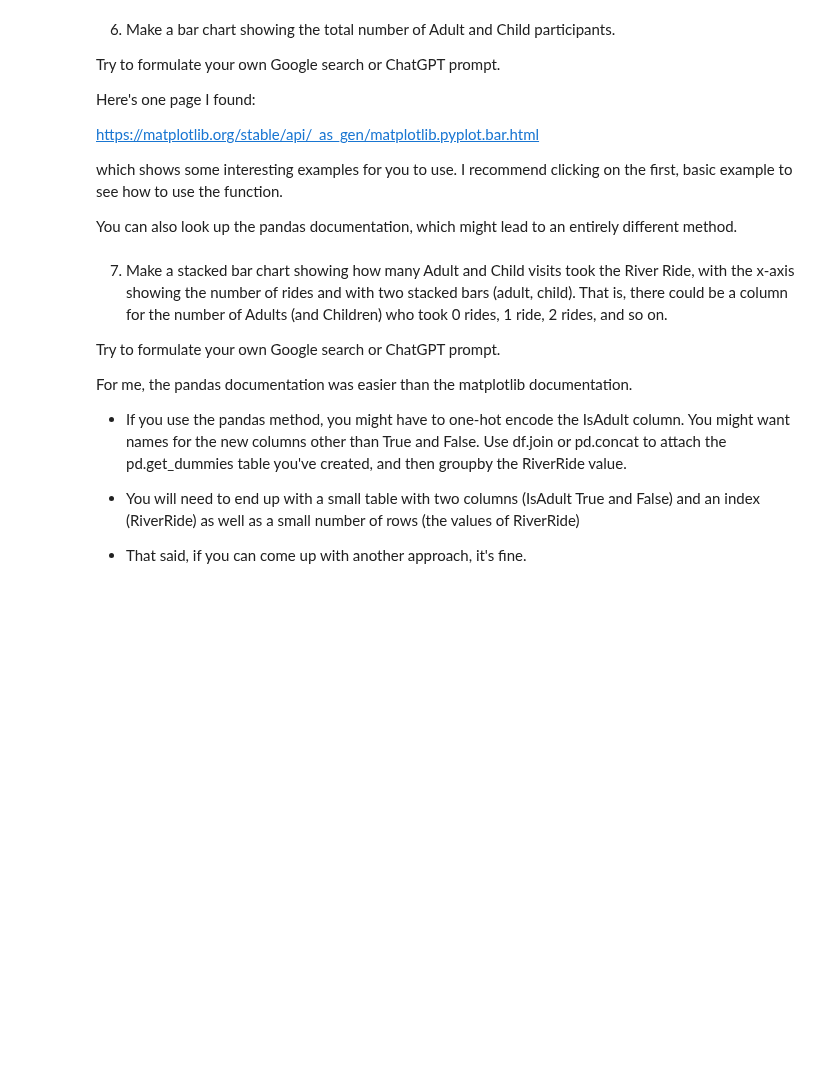
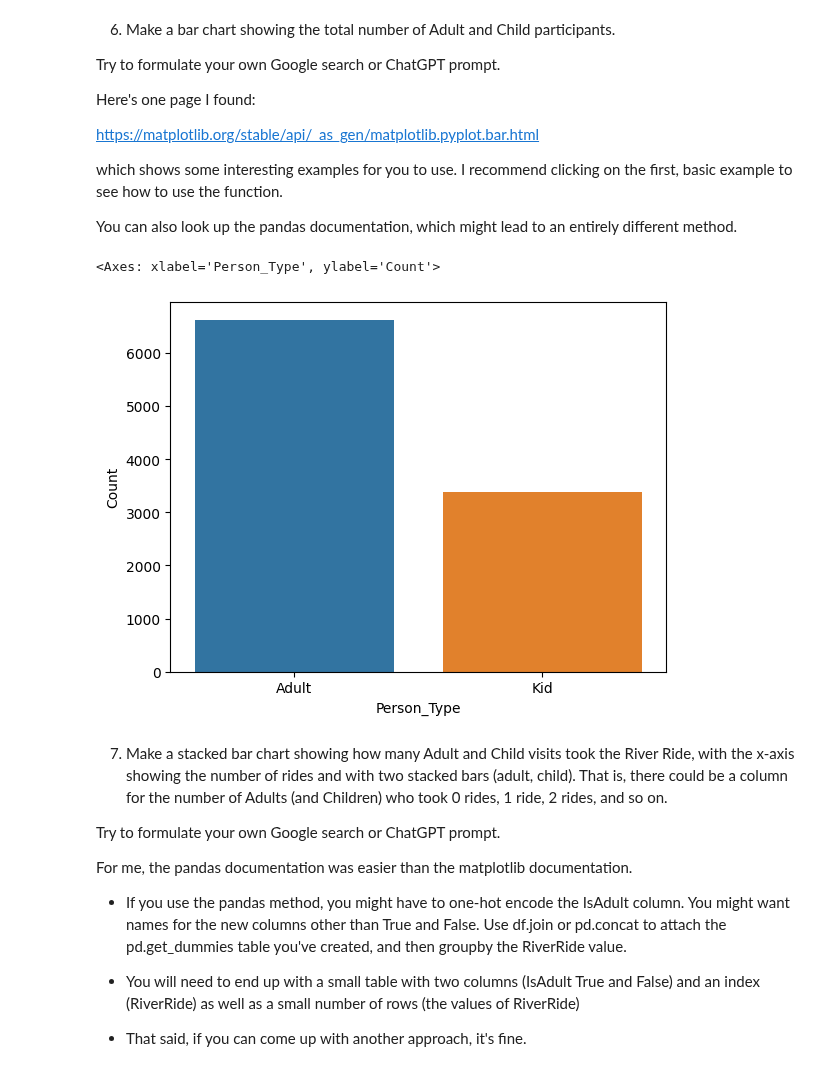
Before and after one commit to andre-bu-gitdev/O2_AI_for_Leaders_dx699, a Jupyter notebook: Week3.ipynb, the cells around one changed output. Cells and saved outputs as stored; diff of their text form; code cells hidden in the pictures; blank space fills up the shorter version.

```diff
--- a/Week3.ipynb
+++ b/Week3.ipynb
@@ -274,6 +291,20 @@ https://matplotlib.org/stable/api/_as_gen/matplotlib.pyplot.bar.html
 which shows some interesting examples for you to use.  I recommend clicking on the first, basic example to see how to use the function.
 
 You can also look up the pandas documentation, which might lead to an entirely different method.
+# %%
+adults = df['IsAdult'].sum()
+kids = df['IsAdult'].count() - df['IsAdult'].sum()
+
+data = {
+    'Person_Type': ['Adult','Kid'],
+    'Count': [adults, kids]
+}
+
+is_adult_df = pd.DataFrame(data)
+sns.barplot(x="Person_Type", y="Count", hue="Person_Type", data=is_adult_df)
+# %% [output]
+<Axes: xlabel='Person_Type', ylabel='Count'>
+[figure, added]
 # %% [markdown]
 7. Make a stacked bar chart showing how many Adult and Child visits took the River Ride, with the x-axis showing the number of rides and with two stacked bars (adult, child).  That is, there could be a column for the number of Adults (and Children) who took 0 rides, 1 ride, 2 rides, and so on.
 
```
Also changed, not shown: parts of 3 cells of this notebook.
